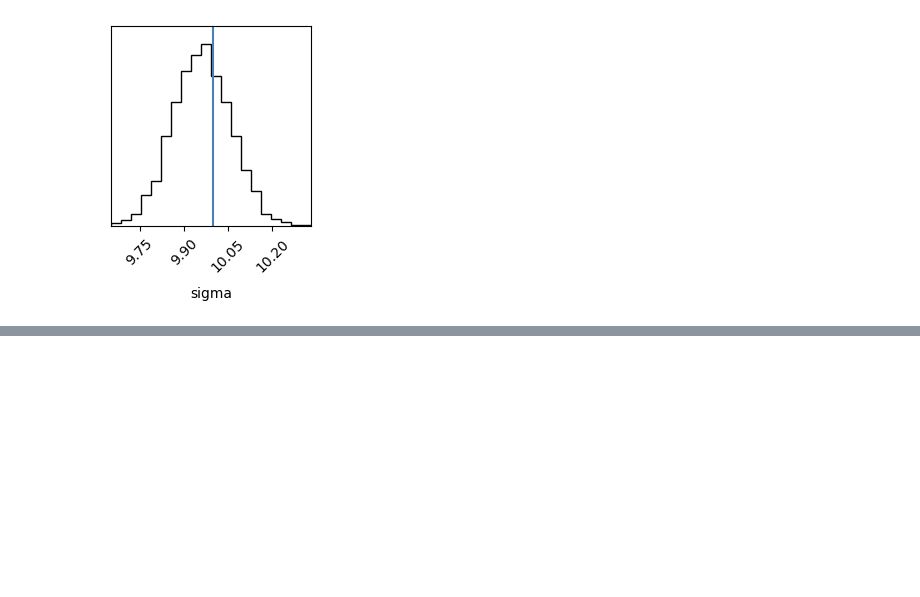
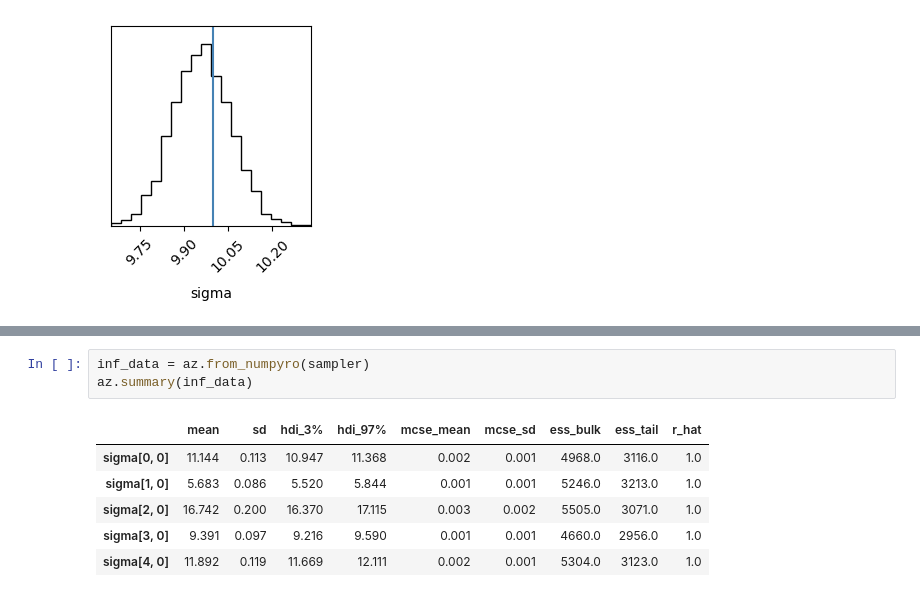
Before and after one commit to shashankdholakia/jax-interferometry, a Jupyter notebook: notebooks/gaussian_blob_star.ipynb, the cells around one changed output, grey strips where cells are left out. Saved outputs shown, nothing was run; the diff lists cells and outputs as text; blank space fills up the shorter version.

```diff
--- a/notebooks/gaussian_blob_star.ipynb
+++ b/notebooks/gaussian_blob_star.ipynb
@@ -211,0 +290,10 @@ corner.corner(inf_data, var_names=["sigma"], truths=true_params);
+# %%
+inf_data = az.from_numpyro(sampler)
+az.summary(inf_data)
+# %% [output]
+|  | mean | sd | hdi_3% | hdi_97% | mcse_mean | mcse_sd | ess_bulk | ess_tail | r_hat |
+| sigma[0, 0] | 11.144 | 0.113 | 10.947 | 11.368 | 0.002 | 0.001 | 4968.0 | 3116.0 | 1.0 |
+| sigma[1, 0] | 5.683 | 0.086 | 5.520 | 5.844 | 0.001 | 0.001 | 5246.0 | 3213.0 | 1.0 |
+| sigma[2, 0] | 16.742 | 0.200 | 16.370 | 17.115 | 0.003 | 0.002 | 5505.0 | 3071.0 | 1.0 |
+| sigma[3, 0] | 9.391 | 0.097 | 9.216 | 9.590 | 0.001 | 0.001 | 4660.0 | 2956.0 | 1.0 |
+| sigma[4, 0] | 11.892 | 0.119 | 11.669 | 12.111 | 0.002 | 0.001 | 5304.0 | 3123.0 | 1.0 |
```
Also changed, not shown: parts of 8 cells of this notebook, 1 other file.
